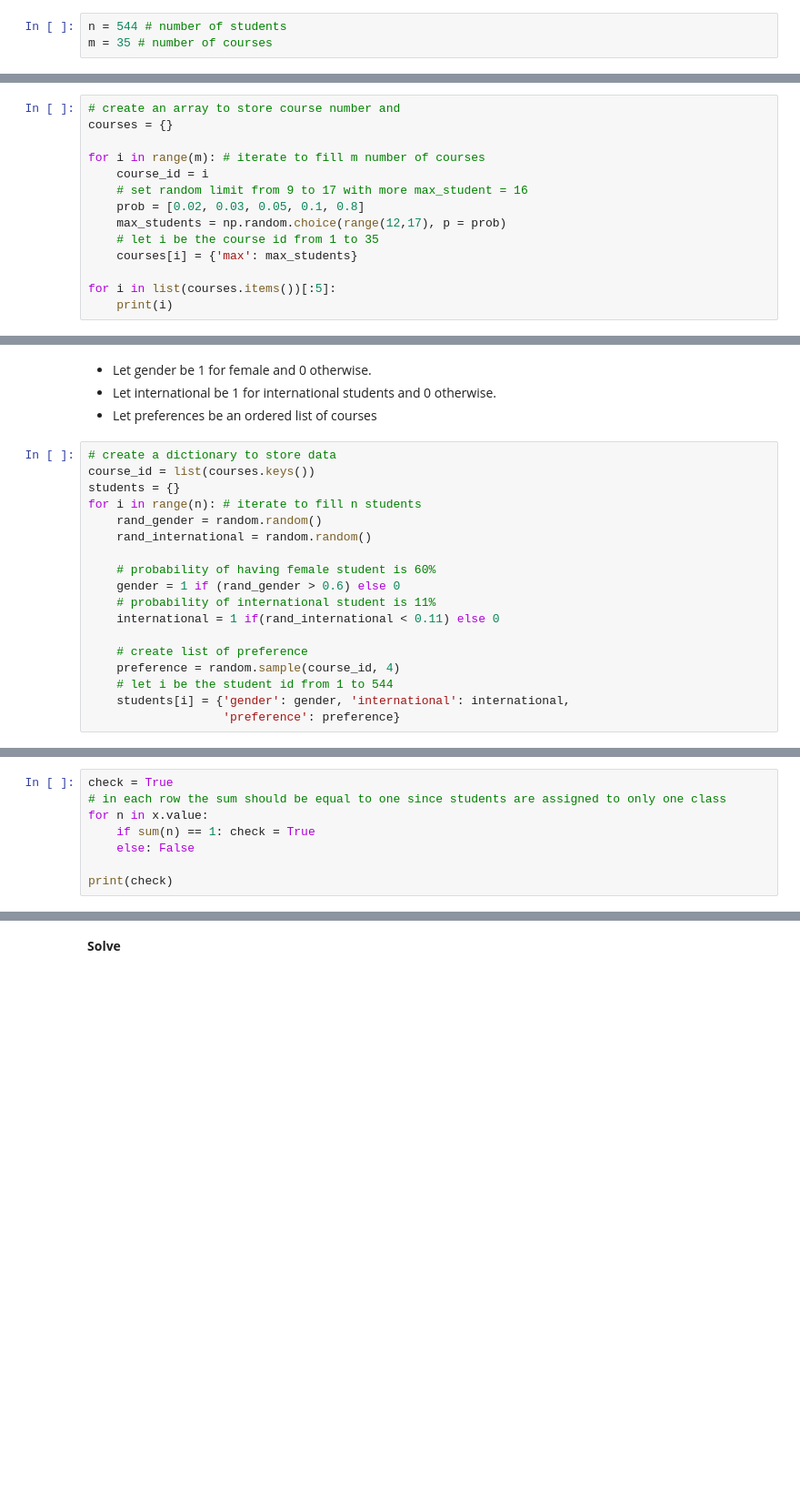
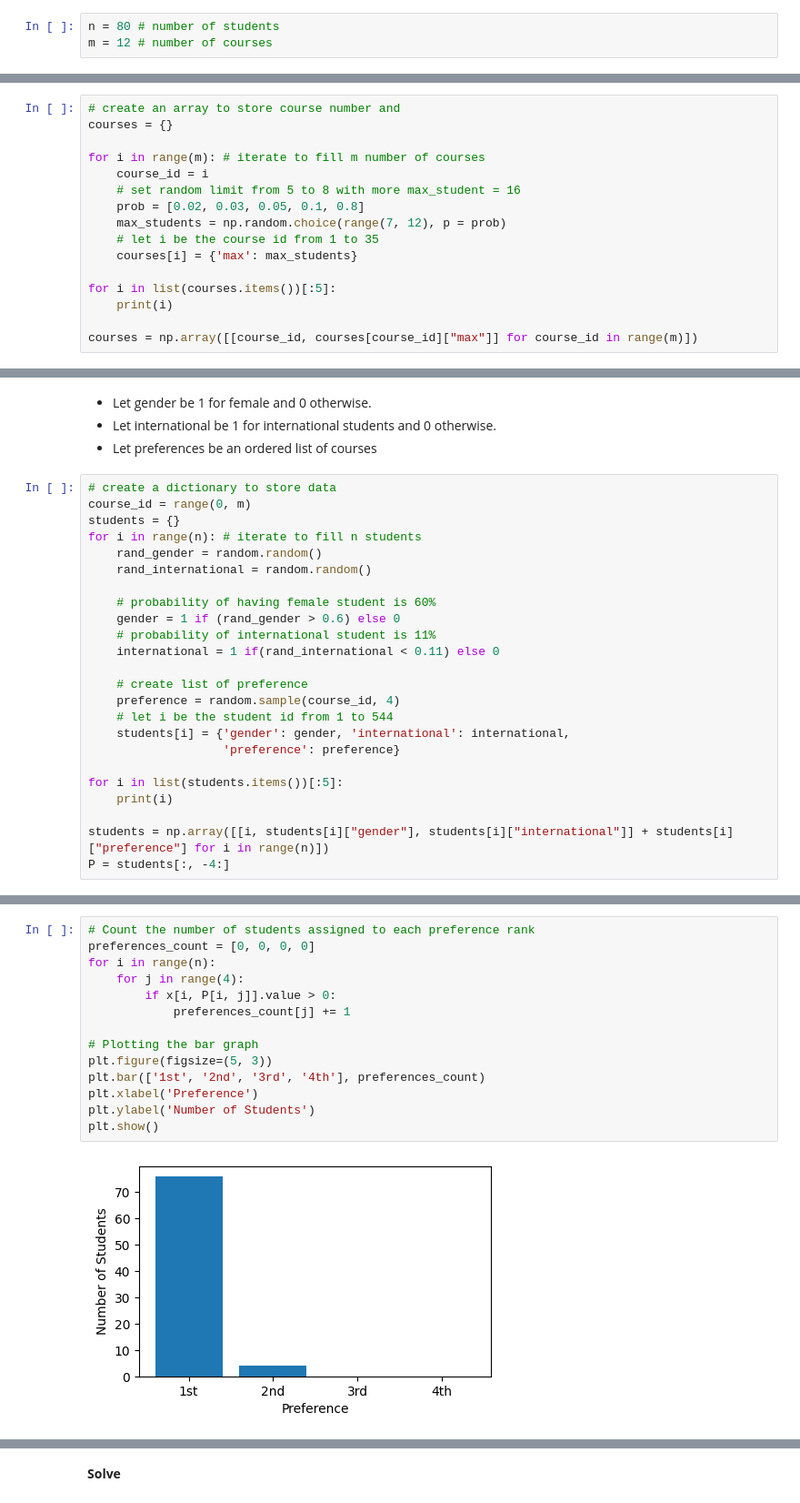
Before and after one commit to Michxz312/Optimization-Problems, a Jupyter notebook: Combinatorial Optimization/Course Assignment Problem.ipynb, the cells around one changed output, grey strips where cells are left out. Shown at 91% size. Saved outputs shown, nothing was run; the diff lists cells and outputs as text; blank space fills up the shorter version.

Commit message:
plot demographic, fixed course constraint

```diff
--- a/Combinatorial Optimization/Course Assignment Problem.ipynb
+++ b/Combinatorial Optimization/Course Assignment Problem.ipynb
@@ -222,3 +158,3 @@ we have to create a dummy set for 544 students and 35 courses. The students will
 # %%
-n = 544 # number of students
-m = 35 # number of courses
+n = 80 # number of students
+m = 12 # number of courses
@@ -232,12 +170,14 @@ courses = {}
 
 for i in range(m): # iterate to fill m number of courses
     course_id = i
-    # set random limit from 9 to 17 with more max_student = 16
+    # set random limit from 5 to 8 with more max_student = 16
     prob = [0.02, 0.03, 0.05, 0.1, 0.8]
-    max_students = np.random.choice(range(12,17), p = prob)
+    max_students = np.random.choice(range(7, 12), p = prob)
     # let i be the course id from 1 to 35
     courses[i] = {'max': max_students}
 
 for i in list(courses.items())[:5]:
     print(i)
+
+courses = np.array([[course_id, courses[course_id]["max"]] for course_id in range(m)])
 # %% [output]
@@ -255,7 +196,7 @@ The student dataset should not be completely random because according to the pap
 - Let preferences be an ordered list of courses
 # %%
 # create a dictionary to store data
-course_id = list(courses.keys())
+course_id = range(0, m)
 students = {}
 for i in range(n): # iterate to fill n students
     rand_gender = random.random()
@@ -271,3 +212,9 @@ for i in range(n): # iterate to fill n students
     # let i be the student id from 1 to 544
     students[i] = {'gender': gender, 'international': international,
                    'preference': preference}
+
+for i in list(students.items())[:5]:
+    print(i)
+
+students = np.array([[i, students[i]["gender"], students[i]["international"]] + students[i]["preference"] for i in range(n)])
+P = students[:, -4:]
@@ -336,8 +257,0 @@ array([[-0., -0., -0., ..., -0., -0., -0.],
-# %%
-check = True
-# in each row the sum should be equal to one since students are assigned to only one class
-for n in x.value:
-    if sum(n) == 1: check = True
-    else: False
-
-print(check)
@@ -351,0 +258,16 @@ $$\sum_{i \in X_j} x_{i,j} = \sum_{s=9}^{17} sq_{j,s}$$
+# %%
+# Count the number of students assigned to each preference rank
+preferences_count = [0, 0, 0, 0]
+for i in range(n):
+    for j in range(4):
+        if x[i, P[i, j]].value > 0:
+            preferences_count[j] += 1
+
+# Plotting the bar graph
+plt.figure(figsize=(5, 3))
+plt.bar(['1st', '2nd', '3rd', '4th'], preferences_count)
+plt.xlabel('Preference')
+plt.ylabel('Number of Students')
+plt.show()
+# %% [output]
+[figure, added]
```
Also changed, not shown: parts of 37 cells of this notebook.
